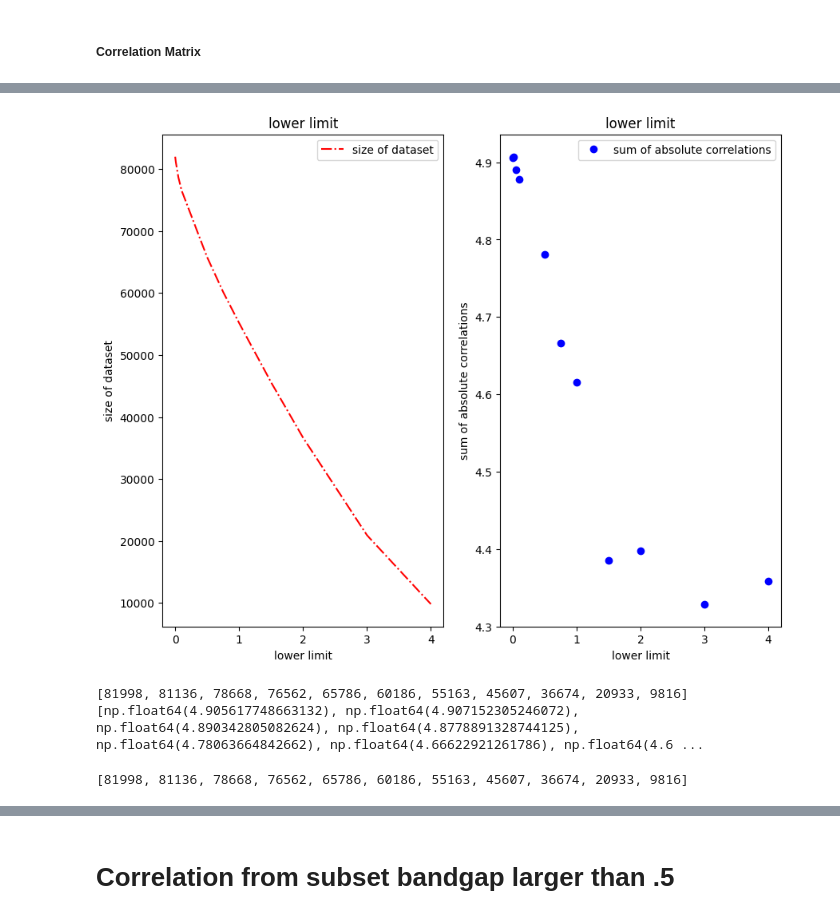
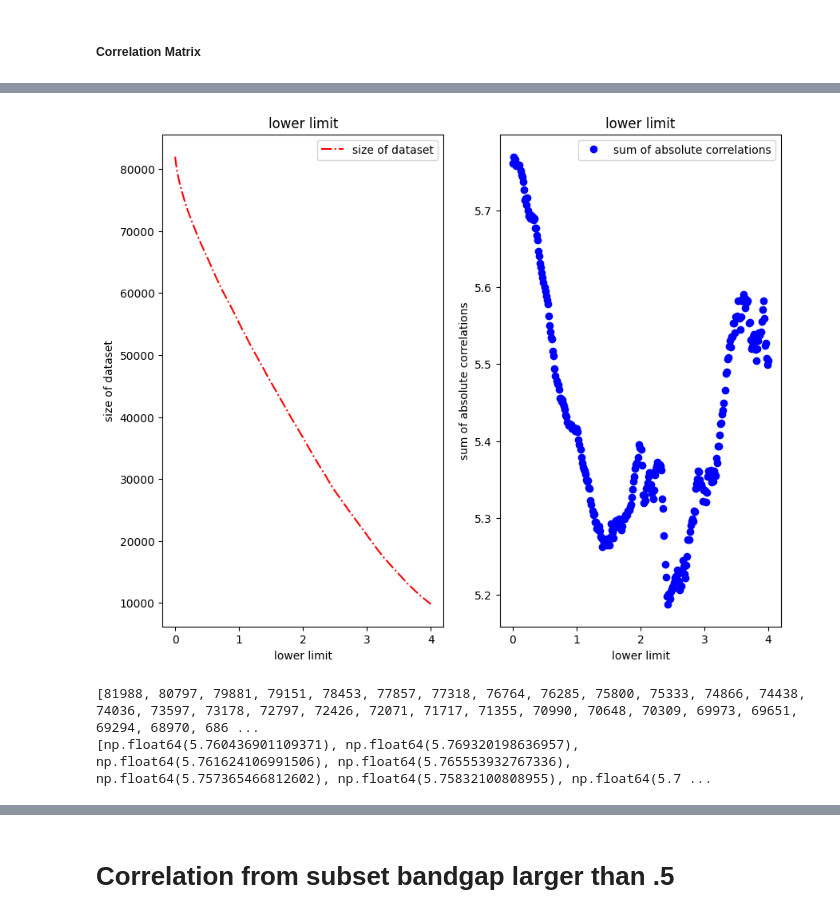
Before and after one commit to immischein/ML-bandgap, a Jupyter notebook: Bandgaps_ML_Model.ipynb, the cells around one changed output, grey strips where cells are left out. Saved outputs shown, nothing was run; the diff lists cells and outputs as text; code cells hidden in the pictures.

```diff
--- a/Bandgaps_ML_Model.ipynb
+++ b/Bandgaps_ML_Model.ipynb
@@ -276,3 +425,44 @@ df = pd.DataFrame(records)
+# %%
+df = df_initial.copy()
+# %%
+# Step 1: Keep relevant columns and drop rows with missing shear modulus
+shear_df = df[["material_id", "shear_modulus"]].dropna()
+
+# Step 2: Expand the dictionary in 'shear_modulus' into separate columns
+shear_components = shear_df["shear_modulus"].apply(pd.Series)
+
+# Step 3: Rename the columns
+shear_components.rename(columns={
+    "voigt": "s_voigt",
+    "reuss": "s_reuss",
+    "vrh": "s_vrh"
+}, inplace=True)
+
+# Step 4: Combine with 'material_id'
+shear_df_final = pd.concat([shear_df["material_id"], shear_components], axis=1)
+
+# do the same for bulk modulus
+bulk_df = df[["material_id", "bulk_modulus"]].dropna()
+
+# Step 2: Expand the dictionary in 'bulk_modulus' into separate columns
+bulk_components = bulk_df["bulk_modulus"].apply(pd.Series)
+
+# Step 3: Rename the columns
+bulk_components.rename(columns={
+    "voigt": "b_voigt",
+    "reuss": "b_reuss",
+    "vrh": "b_vrh"
+}, inplace=True)
+
+# Step 4: Combine with 'material_id'
+bulk_df_final = pd.concat([bulk_df["material_id"], bulk_components], axis=1)
+
+# merge the two dataframes to the original dataframe
+df = df.merge(shear_df_final, on="material_id", how="left")
+df = df.merge(bulk_df_final, on="material_id", how="left")
+
+# drop the original columns
+df = df.drop(columns=["shear_modulus", "bulk_modulus"])
 # %%
 print(df.shape)
 df.info()
@@ -396,36 +702,32 @@ len(df)
 # %%
 sum_correlations = []
 size_dataset = []
-lowerlimits = [0,0.01,0.05, 0.1, 0.5, 0.75, 1, 1.5, 2, 3, 4]
+lowerlimits = np.linspace(0.001, 4, 300)
 for limit in lowerlimits:
   dflimit = df.copy()[df["band_gap"] > limit]
   sum_correlations.append(np.sum(np.abs(np.array(dflimit.corr(numeric_only=True))[0])))
   size_dataset.append(len(dflimit))
 plt.figure(figsize=(10, 8))
 plt.subplot(1, 2, 1)
 plt.plot(lowerlimits, size_dataset, '-.r')
 plt.xlabel("lower limit")
 plt.ylabel("size of dataset")
 plt.title("lower limit")
 plt.legend(["size of dataset"])
 plt.subplot(1, 2, 2)
 plt.plot(lowerlimits, sum_correlations, 'ob')
 plt.xlabel("lower limit")
 plt.ylabel("sum of absolute correlations")
 plt.title("lower limit")
 plt.legend(["sum of absolute correlations"])
 plt.show()
 
 print(size_dataset)
 print(sum_correlations)
 # %% [output]
-[figure, old version]
+[figure, new version]
-[81998, 81136, 78668, 76562, 65786, 60186, 55163, 45607, 36674, 20933, 9816]
-[np.float64(4.905617748663132), np.float64(4.907152305246072), np.float64(4.890342805082624), np.float64(4.8778891328744125), np.float64(4.78063664842662), np.float64(4.66622921261786), np.float64(4.6 ...
+[81988, 80797, 79881, 79151, 78453, 77857, 77318, 76764, 76285, 75800, 75333, 74866, 74438, 74036, 73597, 73178, 72797, 72426, 72071, 71717, 71355, 70990, 70648, 70309, 69973, 69651, 69294, 68970, 686 ...
+[np.float64(5.760436901109371), np.float64(5.769320198636957), np.float64(5.761624106991506), np.float64(5.765553932767336), np.float64(5.757365466812602), np.float64(5.75832100808955), np.float64(5.7 ...
-# %%
-size_dataset
-# %% [output]
-[81998, 81136, 78668, 76562, 65786, 60186, 55163, 45607, 36674, 20933, 9816]
 # %%
 sum_correlations = []
 size_dataset = []
```
Also changed, not shown: parts of 25 cells of this notebook.
